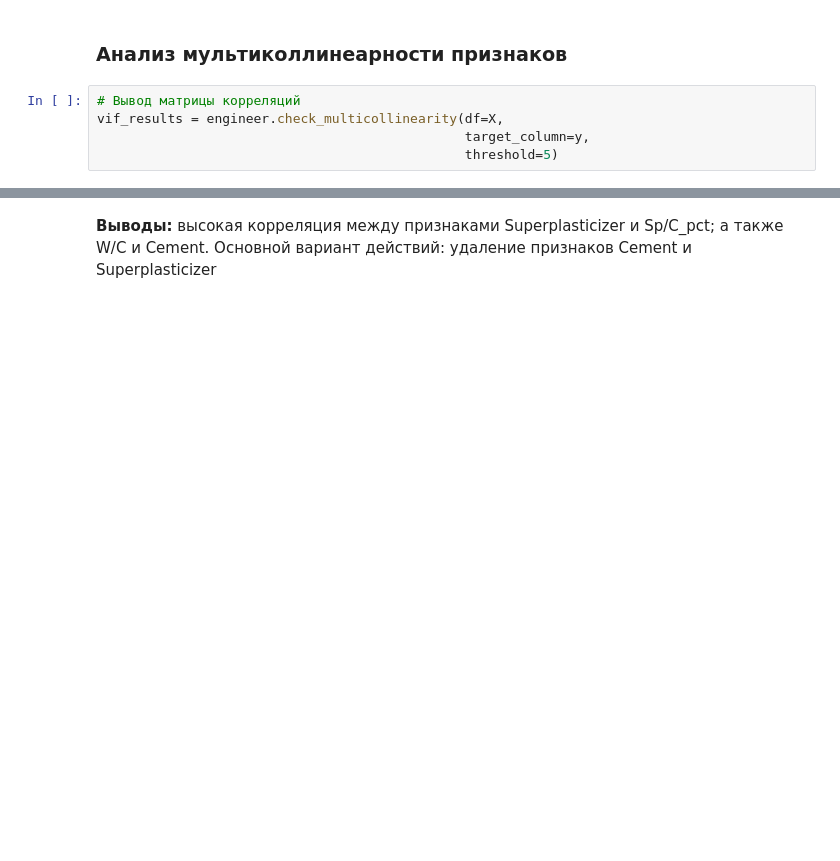
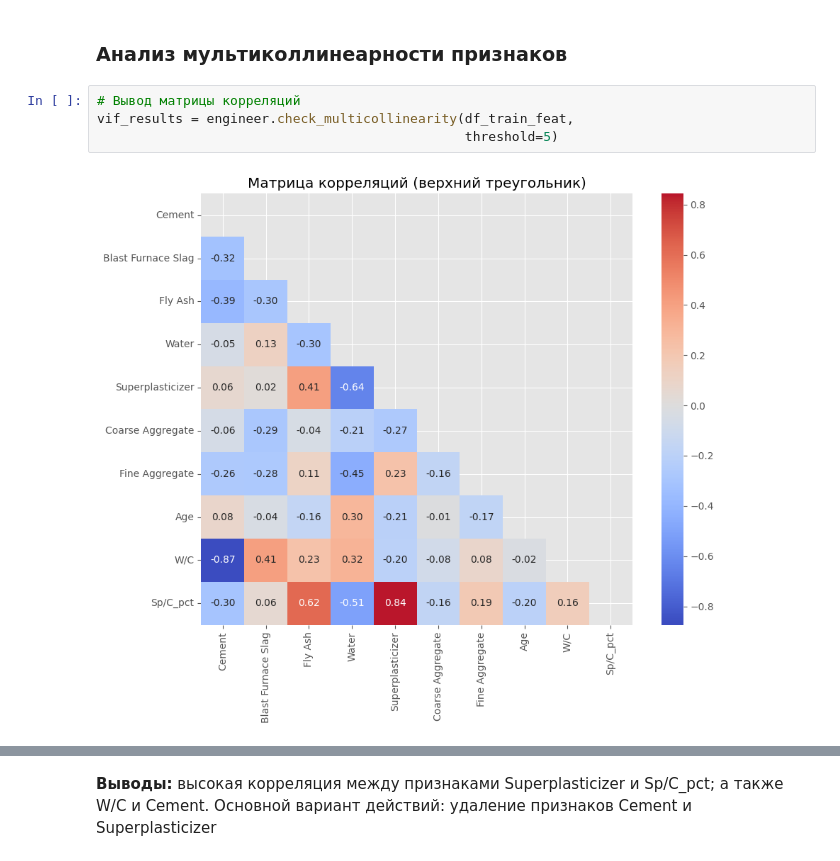
Before and after one commit to ProninPV/ml-regression_concrete-strength, a Jupyter notebook: notebooks/03_Data_loading_and_preprocessing.ipynb, the cells around one changed output, grey strips where cells are left out. Cells and saved outputs as stored; diff of their text form; blank space fills up the shorter version.

```diff
--- a/notebooks/03_Data_loading_and_preprocessing.ipynb
+++ b/notebooks/03_Data_loading_and_preprocessing.ipynb
@@ -182,9 +266,10 @@ df_trend_results
 ### Анализ мультиколлинеарности признаков
 # %%
 # Вывод матрицы корреляций
-vif_results = engineer.check_multicollinearity(df=X,
-                                               target_column=y,
+vif_results = engineer.check_multicollinearity(df_train_feat,
                                                threshold=5)
+# %% [output]
+[figure, added]
 # %%
 # Отображаем значения VIF для признаков
 styled_vif = engineer.highlight_high_vif(vif_results)
```
Also changed, not shown: parts of 19 cells of this notebook, 9 other files.
